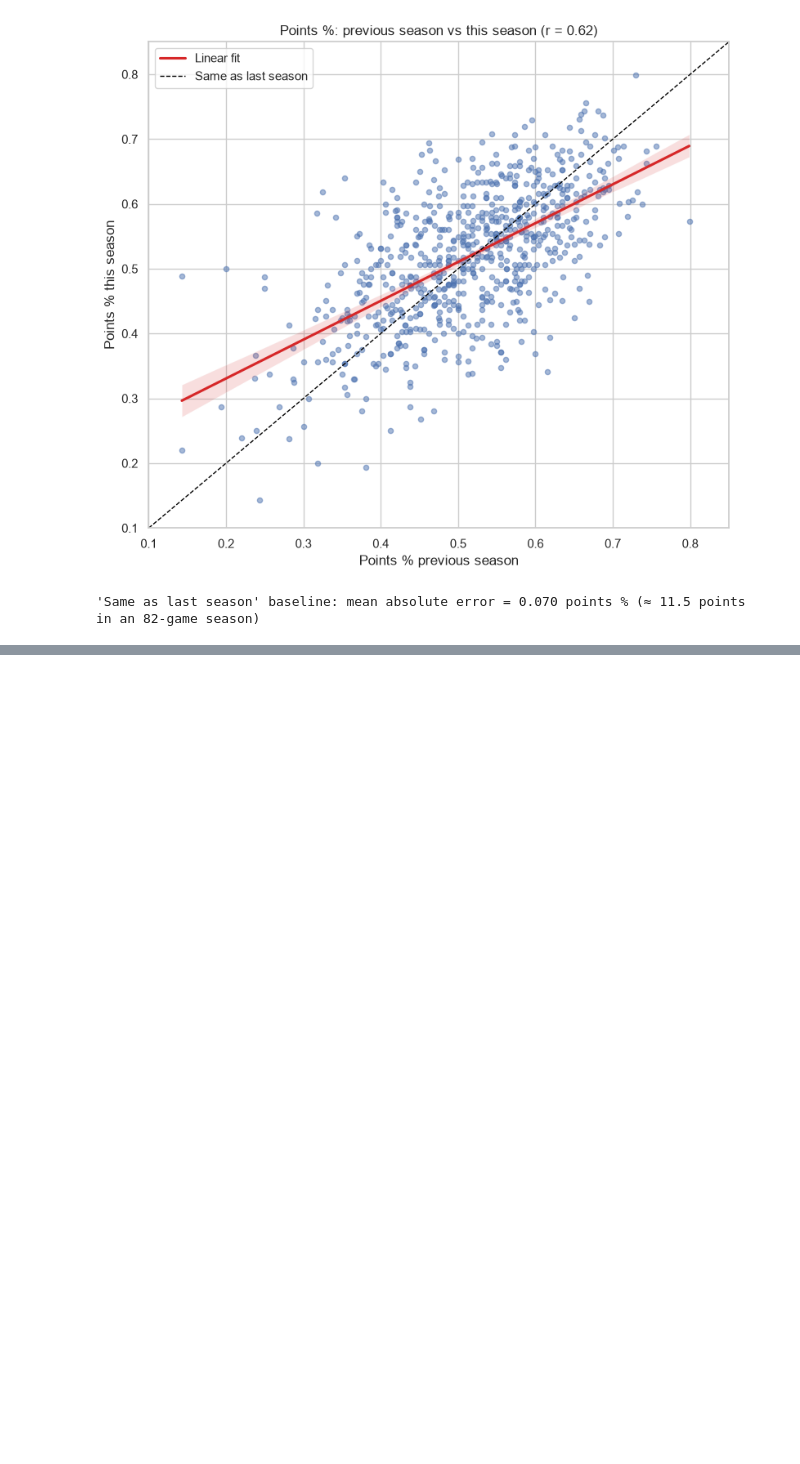
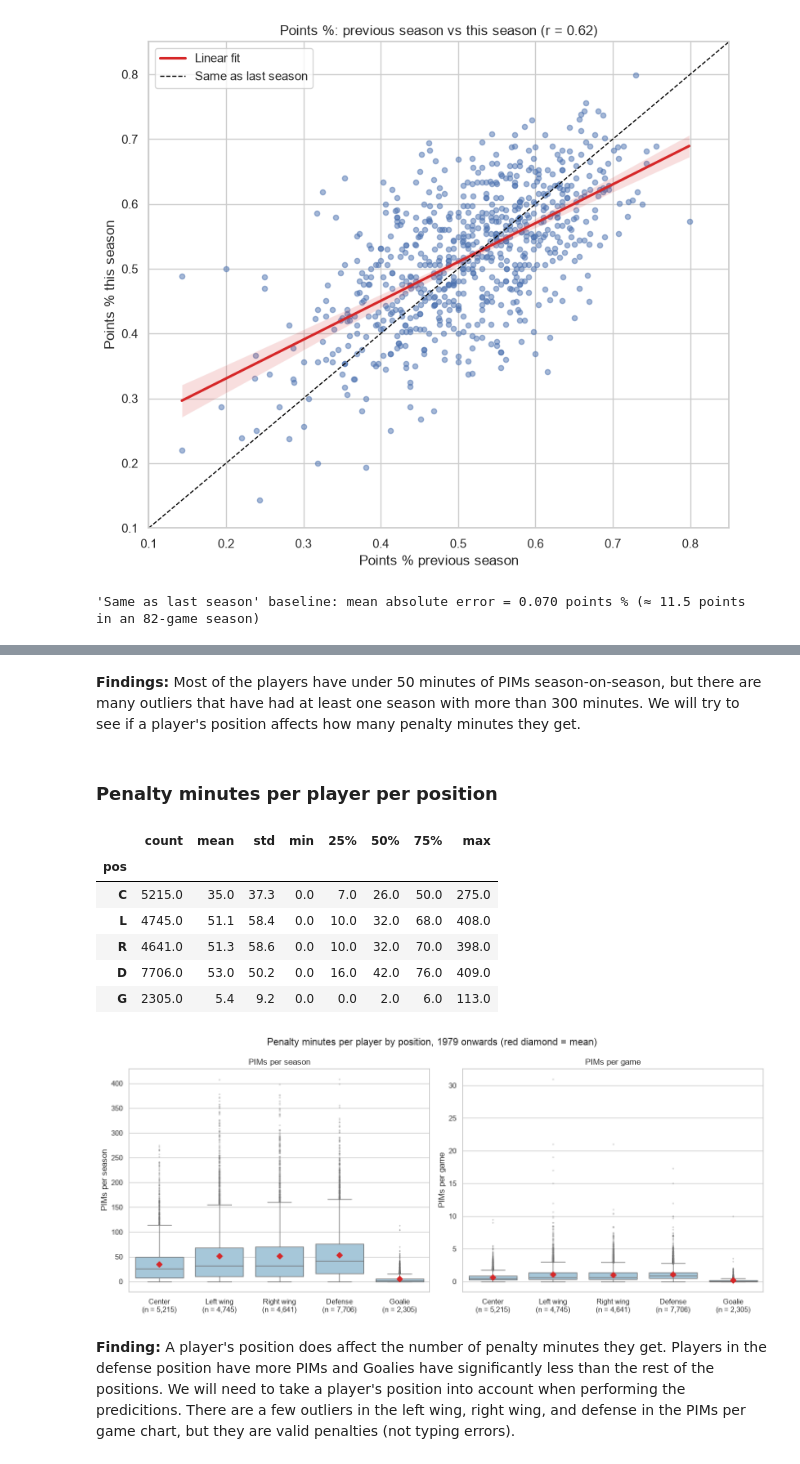
Before and after one commit to Nathan-Pinheiro/AC_hockey_predictions, a Jupyter notebook: data_analysis.ipynb, the cells around one changed output, grey strips where cells are left out. Cells and saved outputs as stored; diff of their text form; code cells hidden in the pictures; blank space fills up the shorter version.

```diff
--- a/data_analysis.ipynb
+++ b/data_analysis.ipynb
@@ -379,0 +529,66 @@ print(f"'Same as last season' baseline: mean absolute error = {mean_absolute_err
+# %% [markdown]
+**Findings:** Most of the players have under 50 minutes of PIMs season-on-season, but there are many outliers that have had at least one season with more than 300 minutes. We will try to see if a player's position affects how many penalty minutes they get.
+# %% [markdown]
+### Penalty minutes per player per position
+# %%
+# PIMs per position
+scoring_1979 = scoring_1979.dropna(subset=["GP"]) # drop playoff-only rows
+
+# Combined positions such as "C/L": keep the first one listed (the player's main position)
+scoring_1979 = scoring_1979.assign(pos=scoring_1979["pos"].str.split("/").str[0])
+
+# Traded players can be listed with a different position for each team in the same season:
+# take the position from the team where they played the most games
+main_pos = (
+    scoring_1979.sort_values("GP", ascending=False)
+    .drop_duplicates(["playerID", "year"])
+    .set_index(["playerID", "year"])["pos"]
+)
+
+# One row per player per season (stints added up), with the main position
+pos_df = (
+    scoring_1979.groupby(["playerID", "year"])
+    .agg(total_PIMs=("PIM", "sum"), GP=("GP", "sum"))
+    .join(main_pos)
+    .reset_index()
+)
+pos_df["PIM_per_game"] = pos_df["total_PIMs"] / pos_df["GP"]
+
+# Broader group: forwards (C, L, R), defensemen (D) and goalies (G)
+pos_df["pos_group"] = pos_df["pos"].map({"C": "Forward", "L": "Forward", "R": "Forward",
+                                         "D": "Defense", "G": "Goalie"})
+
+order = ["C", "L", "R", "D", "G"]
+names = {"C": "Center", "L": "Left wing", "R": "Right wing", "D": "Defense", "G": "Goalie"}
+display(pos_df.groupby("pos")["total_PIMs"].describe().loc[order].round(1))
+
+fig, axes = plt.subplots(1, 2, figsize=(14, 6))
+
+# Left: total PIMs per season. Right: PIMs per game, so players with few games are comparable
+for ax, column, title in [(axes[0], "total_PIMs", "PIMs per season"),
+                          (axes[1], "PIM_per_game", "PIMs per game")]:
+    sns.boxplot(data=pos_df, x="pos", y=column, order=order, ax=ax,
+                color="#9ecae1", flierprops={"marker": ".", "markersize": 3, "alpha": 0.3},
+                showmeans=True, meanprops={"marker": "D", "markerfacecolor": "#d62728",
+                                           "markeredgecolor": "#d62728", "markersize": 6})
+    counts = pos_df["pos"].value_counts()
+    ax.set_xticks(range(len(order)))
+    ax.set_xticklabels([f"{names[p]}\n(n = {counts[p]:,})" for p in order])
+    ax.set_title(title)
+    ax.set_xlabel("")
+    ax.set_ylabel(title)
+
+fig.suptitle("Penalty minutes per player by position, 1979 onwards (red diamond = mean)")
+plt.tight_layout()
+plt.show()
+# %% [output]
+|  | count | mean | std | min | 25% | 50% | 75% | max |
+| pos |  |  |  |  |  |  |  |  |
+| C | 5215.0 | 35.0 | 37.3 | 0.0 | 7.0 | 26.0 | 50.0 | 275.0 |
+| L | 4745.0 | 51.1 | 58.4 | 0.0 | 10.0 | 32.0 | 68.0 | 408.0 |
+| R | 4641.0 | 51.3 | 58.6 | 0.0 | 10.0 | 32.0 | 70.0 | 398.0 |
+| D | 7706.0 | 53.0 | 50.2 | 0.0 | 16.0 | 42.0 | 76.0 | 409.0 |
+| G | 2305.0 | 5.4 | 9.2 | 0.0 | 0.0 | 2.0 | 6.0 | 113.0 |
+[figure, added]
+# %% [markdown]
+**Finding:** A player's position does affect the number of penalty minutes they get. Players in the defense position have more PIMs and Goalies have significantly less than the rest of the positions. We will need to take a player's position into account when performing the predicitions. There are a few outliers in the left wing, right wing, and defense in the PIMs per game chart, but they are valid penalties (not typing errors).
```
Also changed, not shown: parts of 14 cells of this notebook, 2 other files.
